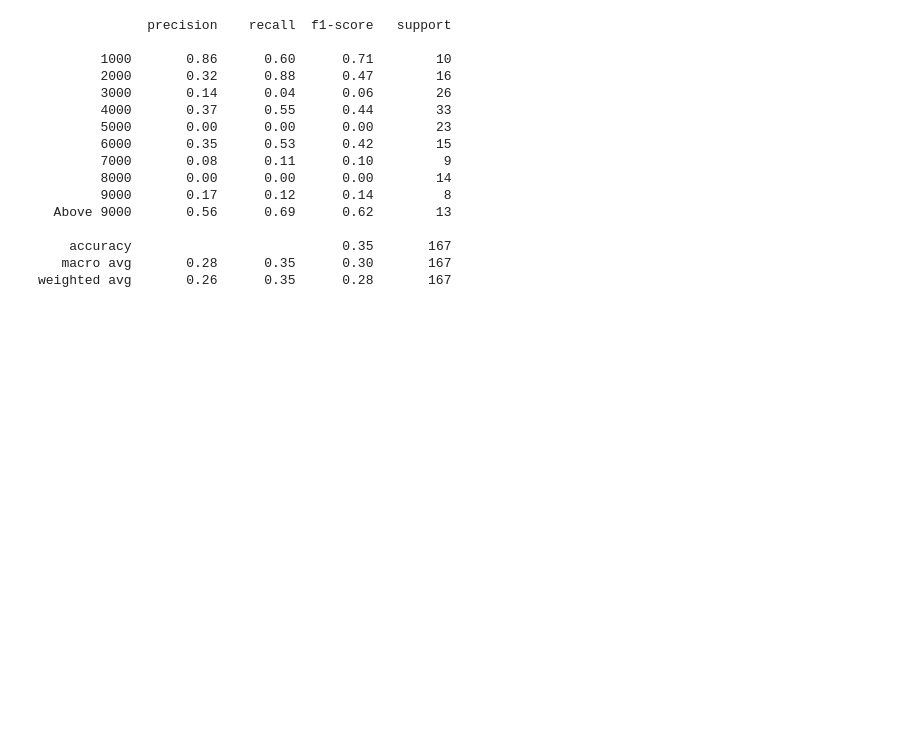
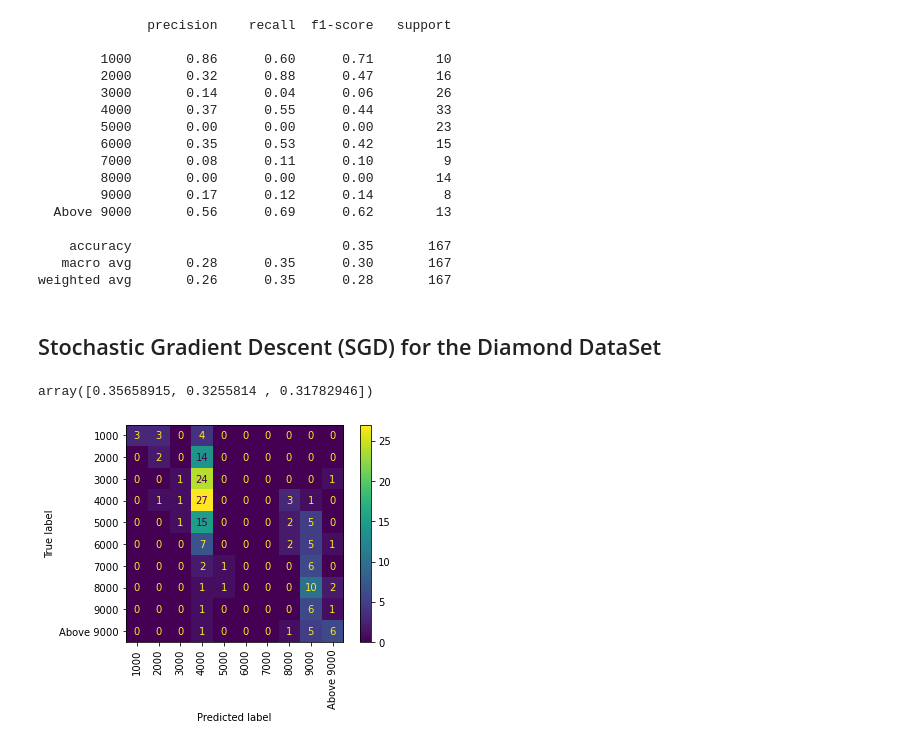
Before and after one commit to rgandhre/SpringBoard, a Jupyter notebook: DataScience_Capstone2/notebooks/Effy_EDA_Rings.ipynb, the cells around one changed output. Cells and saved outputs as stored; diff of their text form; code cells hidden in the pictures; blank space fills up the shorter version.

```diff
--- a/DataScience_Capstone2/notebooks/Effy_EDA_Rings.ipynb
+++ b/DataScience_Capstone2/notebooks/Effy_EDA_Rings.ipynb
@@ -1324,3 +1317,25 @@ print(classification_report(y_test, y_pred_rf))
     accuracy                           0.35       167
    macro avg       0.28      0.35      0.30       167
 weighted avg       0.26      0.35      0.28       167
+# %% [markdown]
+## Stochastic Gradient Descent (SGD) for the Diamond DataSet
+# %%
+
+from sklearn.linear_model import SGDClassifier
+
+
+sgd_clf = SGDClassifier()
+sgd_clf.fit(X_train, y_train)
+y_pred_sgd = sgd_clf.predict(X_test)
+# %%
+#sgd_clf.classes_
+#sgd_clf.decision_function(X_test)
+cross_val_score(sgd_clf, X_train, y_train, cv=3,scoring='accuracy')
+# %% [output]
+array([0.35658915, 0.3255814 , 0.31782946])
+# %%
+plot_confusion_matrix(sgd_clf, X_test, y_test)
+plt.xticks(rotation=90)
+plt.show()
+# %% [output]
+[figure, added]
```
Also changed, not shown: parts of 13 cells of this notebook.
